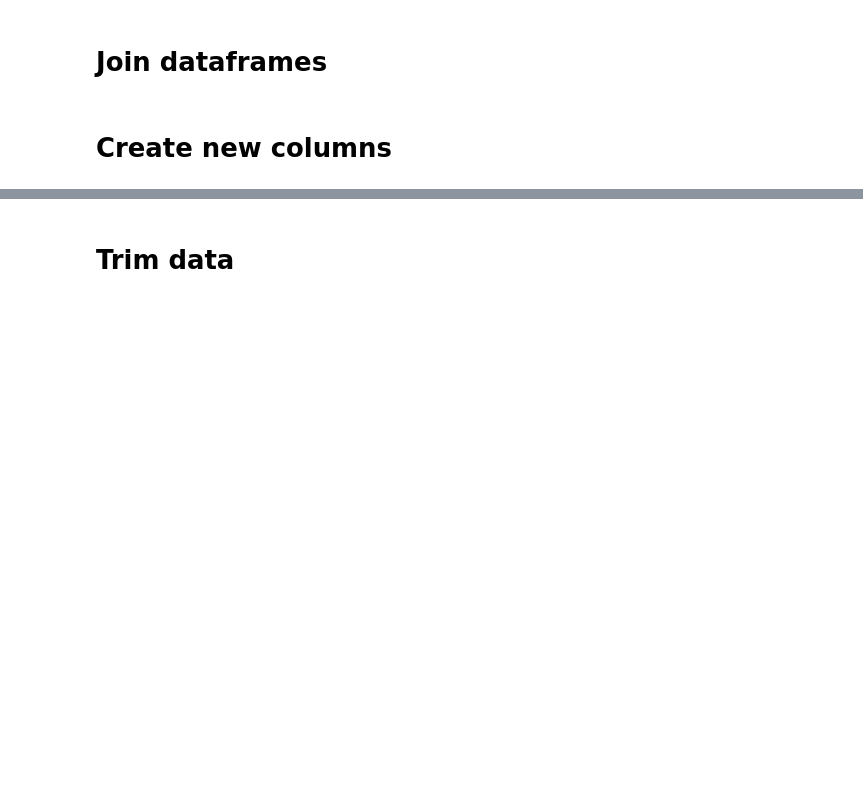
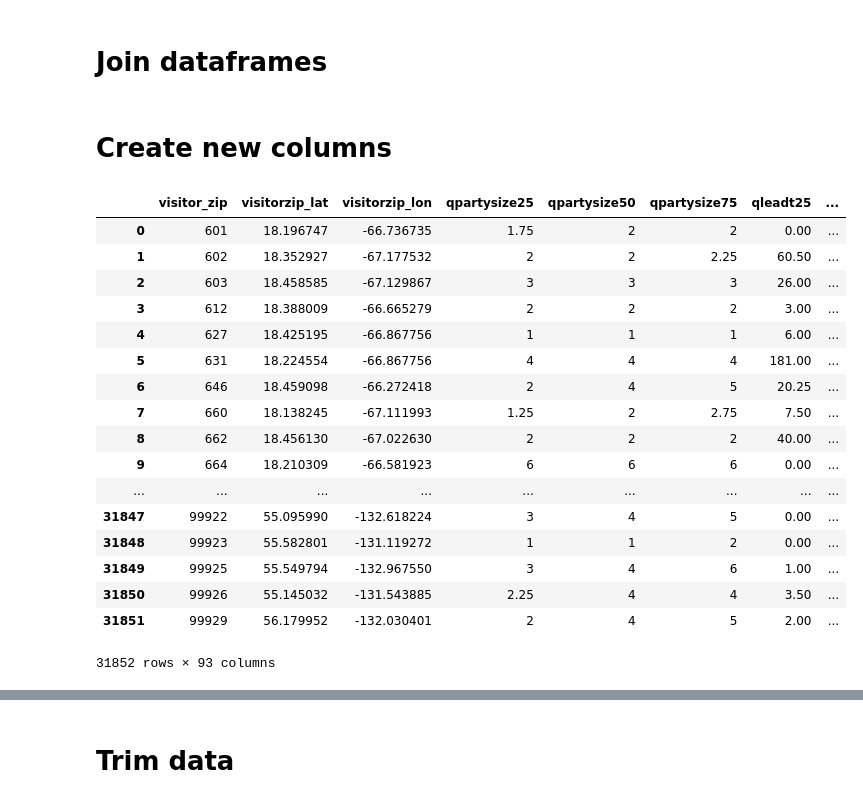
Before and after one commit to mrubash1/greenspace, a Jupyter notebook: python/geospatial_test/geo_test1_v1.ipynb, the cells around one changed output, grey strips where cells are left out. Cells and saved outputs as stored; diff of their text form; code cells hidden in the pictures; blank space fills up the shorter version.

```diff
--- a/python/geospatial_test/geo_test1_v1.ipynb
+++ b/python/geospatial_test/geo_test1_v1.ipynb
@@ -86,6 +85,27 @@ aggregate_df['util_unique'] = pd.Series(
     (aggregate_df.sum_dur / aggregate_df.Population))
 aggregate_df['util_days']= pd.Series(
     (aggregate_df.sum_persnight  / aggregate_df.Population))
+# %%
+aggregate_df
+# %% [output]
+|  | visitor_zip | visitorzip_lat | visitorzip_lon | qpartysize25 | qpartysize50 | qpartysize75 | qleadt25 | ... |
+| 0 | 601 | 18.196747 | -66.736735 | 1.75 | 2 | 2 | 0.00 | ... |
+| 1 | 602 | 18.352927 | -67.177532 | 2 | 2 | 2.25 | 60.50 | ... |
+| 2 | 603 | 18.458585 | -67.129867 | 3 | 3 | 3 | 26.00 | ... |
+| 3 | 612 | 18.388009 | -66.665279 | 2 | 2 | 2 | 3.00 | ... |
+| 4 | 627 | 18.425195 | -66.867756 | 1 | 1 | 1 | 6.00 | ... |
+| 5 | 631 | 18.224554 | -66.867756 | 4 | 4 | 4 | 181.00 | ... |
+| 6 | 646 | 18.459098 | -66.272418 | 2 | 4 | 5 | 20.25 | ... |
+| 7 | 660 | 18.138245 | -67.111993 | 1.25 | 2 | 2.75 | 7.50 | ... |
+| 8 | 662 | 18.456130 | -67.022630 | 2 | 2 | 2 | 40.00 | ... |
+| 9 | 664 | 18.210309 | -66.581923 | 6 | 6 | 6 | 0.00 | ... |
+| ... | ... | ... | ... | ... | ... | ... | ... | ... |
+| 31847 | 99922 | 55.095990 | -132.618224 | 3 | 4 | 5 | 0.00 | ... |
+| 31848 | 99923 | 55.582801 | -131.119272 | 1 | 1 | 2 | 0.00 | ... |
+| 31849 | 99925 | 55.549794 | -132.967550 | 3 | 4 | 6 | 1.00 | ... |
+| 31850 | 99926 | 55.145032 | -131.543885 | 2.25 | 4 | 4 | 3.50 | ... |
+| 31851 | 99929 | 56.179952 | -132.030401 | 2 | 4 | 5 | 2.00 | ... |
+31852 rows × 93 columns
 # %%
 '''
 TODO
```
Also changed, not shown: parts of 16 cells of this notebook.
